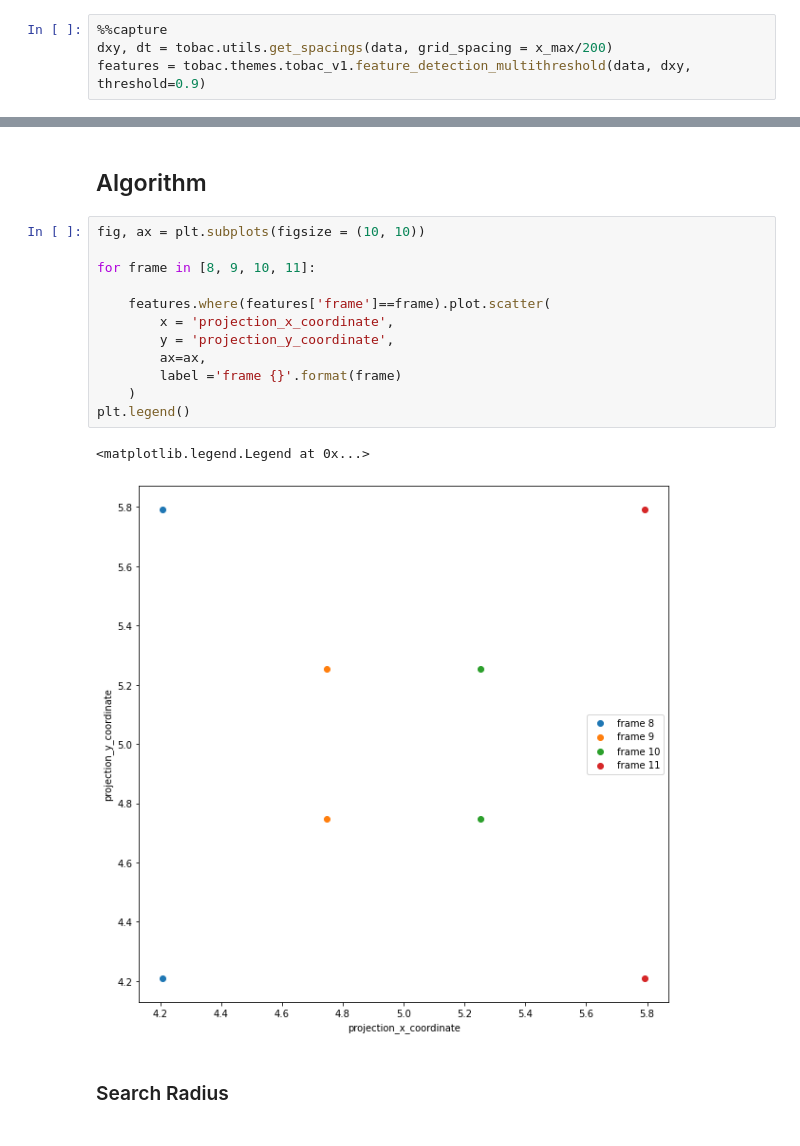
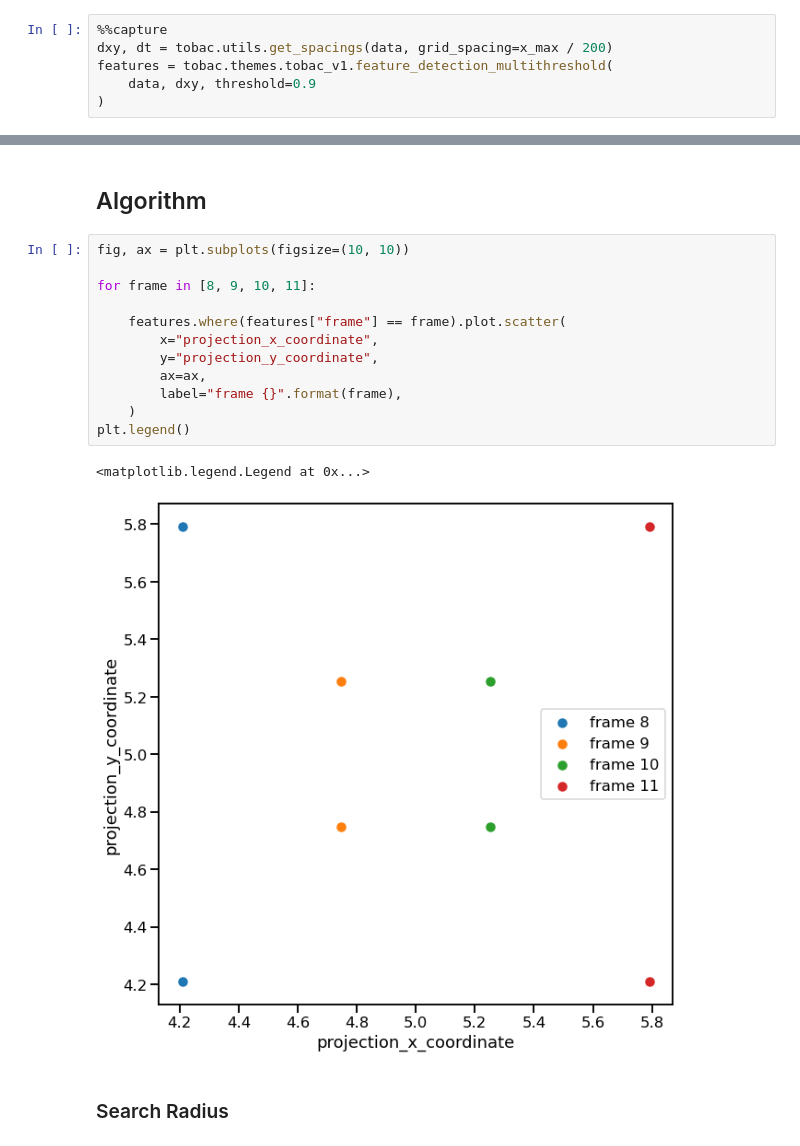
Before and after one commit to tobac-project/tobac-tutorials, a Jupyter notebook: tutorials/Basics/Idealized-Case-2_Two_crossing_Blobs.ipynb, the cells around one changed output, grey strips where cells are left out. Saved outputs shown, nothing was run; the diff lists cells and outputs as text.

```diff
--- a/tutorials/Basics/Idealized-Case-2_Two_crossing_Blobs.ipynb
+++ b/tutorials/Basics/Idealized-Case-2_Two_crossing_Blobs.ipynb
@@ -71,8 +79,10 @@ data.plot(cmap = 'viridis',
 ## Influence of Tracking Method
 # %%
 %%capture
-dxy, dt = tobac.utils.get_spacings(data, grid_spacing = x_max/200)
-features = tobac.themes.tobac_v1.feature_detection_multithreshold(data, dxy, threshold=0.9)
+dxy, dt = tobac.utils.get_spacings(data, grid_spacing=x_max / 200)
+features = tobac.themes.tobac_v1.feature_detection_multithreshold(
+    data, dxy, threshold=0.9
+)
 # %%
 %matplotlib inline
 d_max = 0.4
@@ -125,20 +127,20 @@ Text(0.5, 1.0, 'predict')
 # %% [markdown]
 ## Algorithm
 # %%
-fig, ax = plt.subplots(figsize = (10, 10))
+fig, ax = plt.subplots(figsize=(10, 10))
 
 for frame in [8, 9, 10, 11]:
 
-    features.where(features['frame']==frame).plot.scatter(
-        x = 'projection_x_coordinate',
-        y = 'projection_y_coordinate',
+    features.where(features["frame"] == frame).plot.scatter(
+        x="projection_x_coordinate",
+        y="projection_y_coordinate",
         ax=ax,
-        label ='frame {}'.format(frame)
+        label="frame {}".format(frame),
     )
 plt.legend()
 # %% [output]
 <matplotlib.legend.Legend at 0x...>
-[figure, old version]
+[figure, new version]
 # %% [markdown]
 ### Search Radius
 # %%
```
Also changed, not shown: parts of 16 cells of this notebook.
